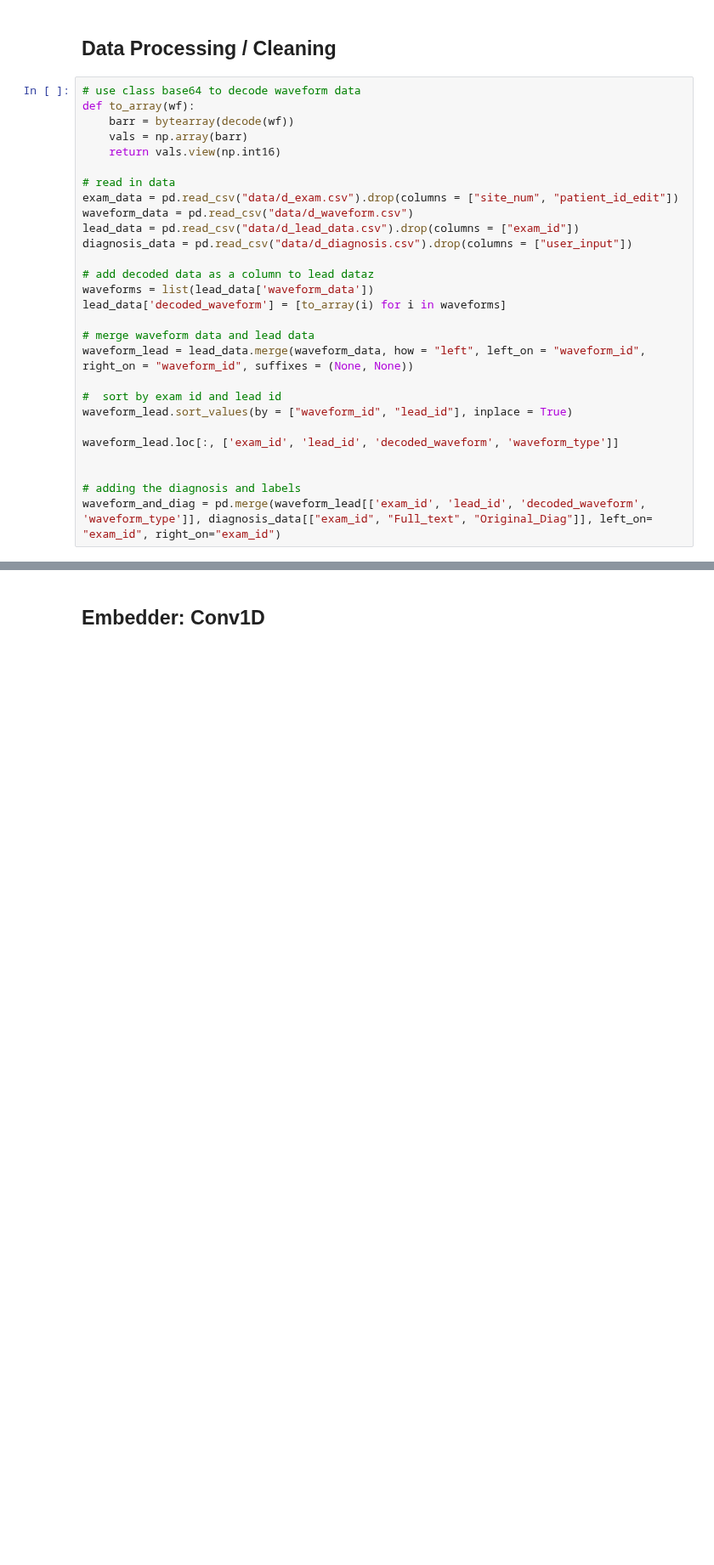
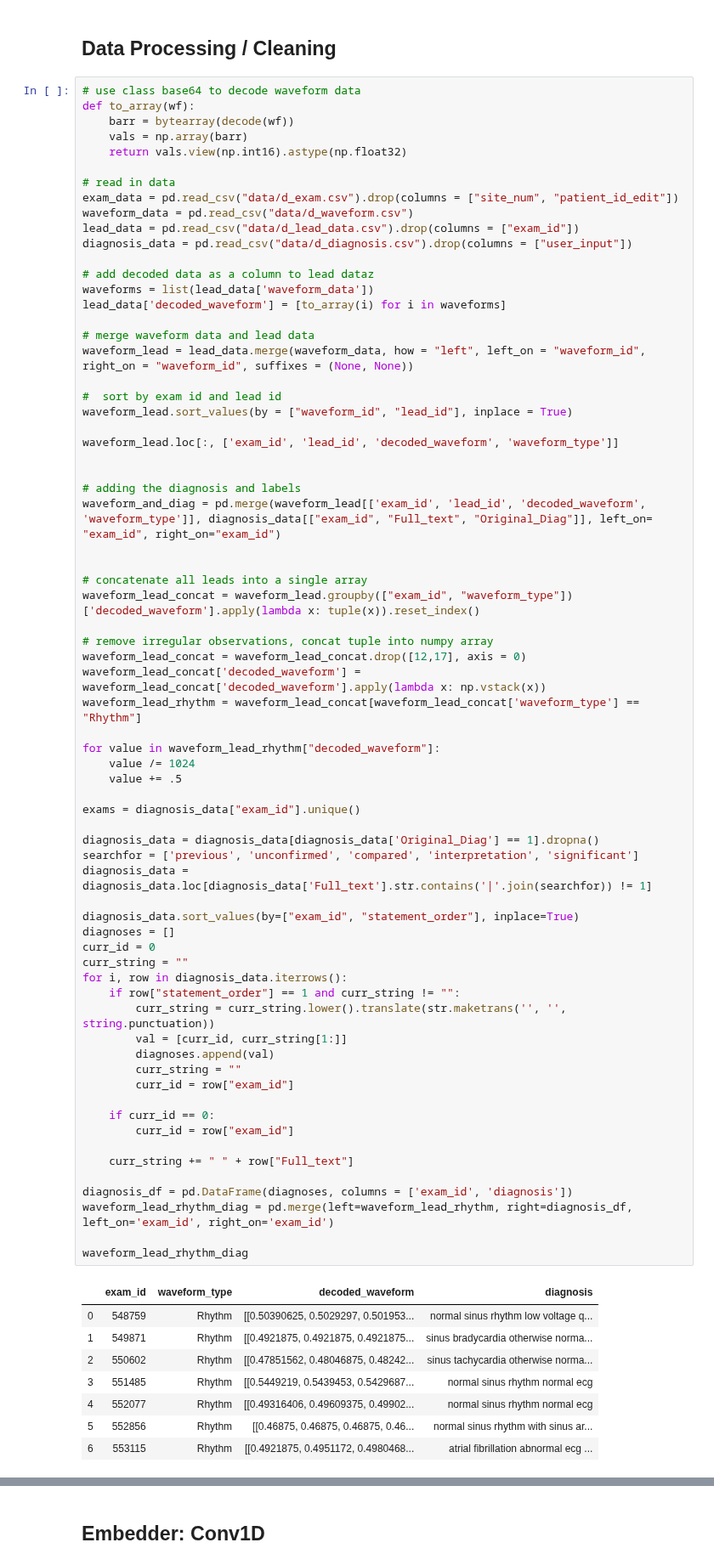
Before and after one commit to albertjkim1/ECG_Project, a Jupyter notebook: Working Notebook - ECGs.ipynb, the cells around one changed output, grey strips where cells are left out. Shown at 85% size. Cells and saved outputs as stored; diff of their text form; blank space fills up the shorter version.

```diff
--- a/Working Notebook - ECGs.ipynb
+++ b/Working Notebook - ECGs.ipynb
@@ -20,28 +26,78 @@ from sklearn.preprocessing import MinMaxScaler
 # %%
 # use class base64 to decode waveform data
 def to_array(wf):
     barr = bytearray(decode(wf))
     vals = np.array(barr)
-    return vals.view(np.int16)
+    return vals.view(np.int16).astype(np.float32)
 
 # read in data
 exam_data = pd.read_csv("data/d_exam.csv").drop(columns = ["site_num", "patient_id_edit"])
 waveform_data = pd.read_csv("data/d_waveform.csv")
 lead_data = pd.read_csv("data/d_lead_data.csv").drop(columns = ["exam_id"])
 diagnosis_data = pd.read_csv("data/d_diagnosis.csv").drop(columns = ["user_input"])
 
 # add decoded data as a column to lead dataz
 waveforms = list(lead_data['waveform_data'])
 lead_data['decoded_waveform'] = [to_array(i) for i in waveforms]
 
 # merge waveform data and lead data
 waveform_lead = lead_data.merge(waveform_data, how = "left", left_on = "waveform_id", right_on = "waveform_id", suffixes = (None, None))
 
 #  sort by exam id and lead id
 waveform_lead.sort_values(by = ["waveform_id", "lead_id"], inplace = True)
 
 waveform_lead.loc[:, ['exam_id', 'lead_id', 'decoded_waveform', 'waveform_type']]
 
 
 # adding the diagnosis and labels
 waveform_and_diag = pd.merge(waveform_lead[['exam_id', 'lead_id', 'decoded_waveform', 'waveform_type']], diagnosis_data[["exam_id", "Full_text", "Original_Diag"]], left_on= "exam_id", right_on="exam_id")
+
+
+# concatenate all leads into a single array
+waveform_lead_concat = waveform_lead.groupby(["exam_id", "waveform_type"])['decoded_waveform'].apply(lambda x: tuple(x)).reset_index()
+
+# remove irregular observations, concat tuple into numpy array
+waveform_lead_concat = waveform_lead_concat.drop([12,17], axis = 0)
+waveform_lead_concat['decoded_waveform'] = waveform_lead_concat['decoded_waveform'].apply(lambda x: np.vstack(x))
+waveform_lead_rhythm = waveform_lead_concat[waveform_lead_concat['waveform_type'] == "Rhythm"]
+
+for value in waveform_lead_rhythm["decoded_waveform"]:
+    value /= 1024
+    value += .5
+
+exams = diagnosis_data["exam_id"].unique()
+
+diagnosis_data = diagnosis_data[diagnosis_data['Original_Diag'] == 1].dropna()
+searchfor = ['previous', 'unconfirmed', 'compared', 'interpretation', 'significant']
+diagnosis_data = diagnosis_data.loc[diagnosis_data['Full_text'].str.contains('|'.join(searchfor)) != 1]
+
+diagnosis_data.sort_values(by=["exam_id", "statement_order"], inplace=True)
+diagnoses = []
+curr_id = 0
+curr_string = ""
+for i, row in diagnosis_data.iterrows():
+    if row["statement_order"] == 1 and curr_string != "":
+        curr_string = curr_string.lower().translate(str.maketrans('', '', string.punctuation))
+        val = [curr_id, curr_string[1:]]
+        diagnoses.append(val)
+        curr_string = ""
+        curr_id = row["exam_id"]
+
+    if curr_id == 0:
+        curr_id = row["exam_id"]
+
+    curr_string += " " + row["Full_text"]
+
+diagnosis_df = pd.DataFrame(diagnoses, columns = ['exam_id', 'diagnosis'])
+waveform_lead_rhythm_diag = pd.merge(left=waveform_lead_rhythm, right=diagnosis_df, left_on='exam_id', right_on='exam_id')
+
+waveform_lead_rhythm_diag
+# %% [output]
+|  | exam_id | waveform_type | decoded_waveform | diagnosis |
+| 0 | 548759 | Rhythm | [[0.50390625, 0.5029297, 0.501953... | normal sinus rhythm low voltage q... |
+| 1 | 549871 | Rhythm | [[0.4921875, 0.4921875, 0.4921875... | sinus bradycardia otherwise norma... |
+| 2 | 550602 | Rhythm | [[0.47851562, 0.48046875, 0.48242... | sinus tachycardia otherwise norma... |
+| 3 | 551485 | Rhythm | [[0.5449219, 0.5439453, 0.5429687... | normal sinus rhythm normal ecg |
+| 4 | 552077 | Rhythm | [[0.49316406, 0.49609375, 0.49902... | normal sinus rhythm normal ecg |
+| 5 | 552856 | Rhythm | [[0.46875, 0.46875, 0.46875, 0.46... | normal sinus rhythm with sinus ar... |
+| 6 | 553115 | Rhythm | [[0.4921875, 0.4951172, 0.4980468... | atrial fibrillation abnormal ecg ... |
```
Also changed, not shown: parts of 31 cells of this notebook.
